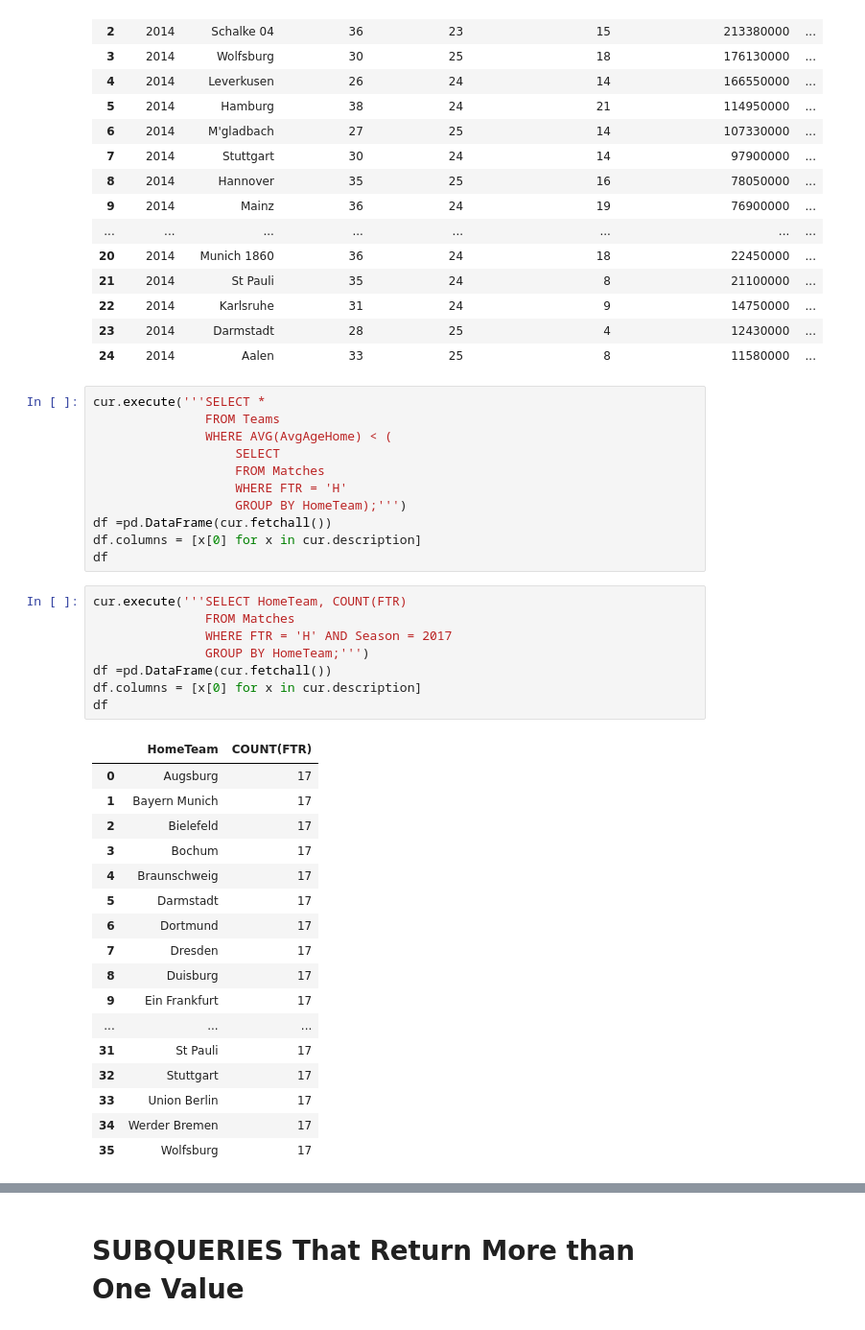
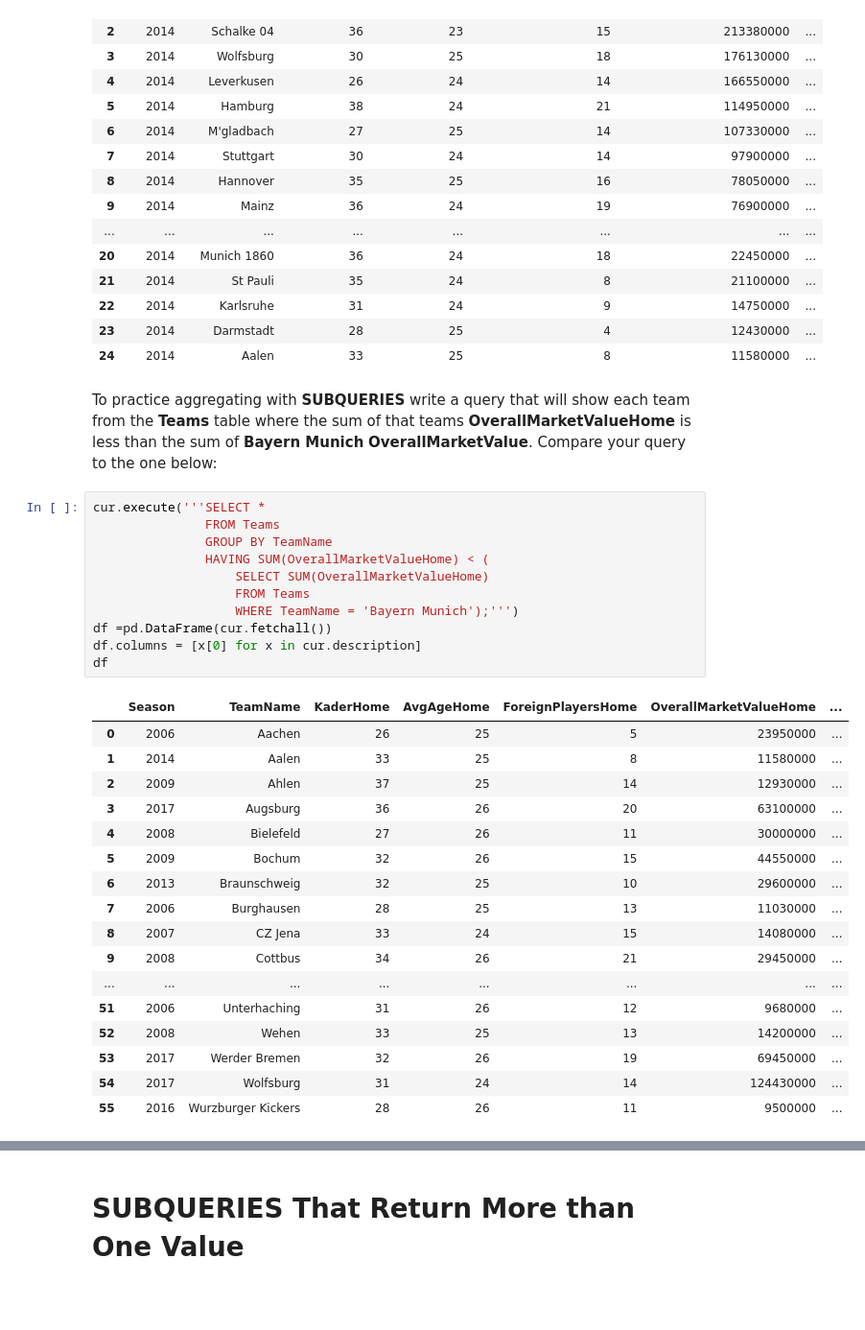
Before and after one commit to erikajane/Introduction_to_SQL_with_Python, a Jupyter notebook: Independent Subqueries.ipynb, the cells around one changed output, grey strips where cells are left out. Shown: that part at 96% size. Saved outputs shown, nothing was run; the diff lists cells and outputs as text; blank space fills up the shorter version.

```diff
--- a/Independent Subqueries.ipynb
+++ b/Independent Subqueries.ipynb
@@ -175,40 +175,34 @@ df
 | 22 | 2014 | Karlsruhe | 31 | 24 | 9 | 14750000 | ... |
 | 23 | 2014 | Darmstadt | 28 | 25 | 4 | 12430000 | ... |
 | 24 | 2014 | Aalen | 33 | 25 | 8 | 11580000 | ... |
+# %% [markdown]
+To practice aggregating with __SUBQUERIES__ write a query that will show each team from the __Teams__ table  where the sum of that teams __OverallMarketValueHome__ is less than the sum of __Bayern Munich__ __OverallMarketValue__. Compare your query to the one below:
 # %%
 cur.execute('''SELECT *
                FROM Teams
-               WHERE AVG(AvgAgeHome) < (
-                   SELECT
-                   FROM Matches
-                   WHERE FTR = 'H'
-                   GROUP BY HomeTeam);''')
+               GROUP BY TeamName
+               HAVING SUM(OverallMarketValueHome) < (
+                   SELECT SUM(OverallMarketValueHome)
+                   FROM Teams
+                   WHERE TeamName = 'Bayern Munich');''')
 df =pd.DataFrame(cur.fetchall())
 df.columns = [x[0] for x in cur.description]
 df
+# %% [output]
+|  | Season | TeamName | KaderHome | AvgAgeHome | ForeignPlayersHome | OverallMarketValueHome | ... |
+| 0 | 2006 | Aachen | 26 | 25 | 5 | 23950000 | ... |
+| 1 | 2014 | Aalen | 33 | 25 | 8 | 11580000 | ... |
+| 2 | 2009 | Ahlen | 37 | 25 | 14 | 12930000 | ... |
+| 3 | 2017 | Augsburg | 36 | 26 | 20 | 63100000 | ... |
+| 4 | 2008 | Bielefeld | 27 | 26 | 11 | 30000000 | ... |
+| 5 | 2009 | Bochum | 32 | 26 | 15 | 44550000 | ... |
+| 6 | 2013 | Braunschweig | 32 | 25 | 10 | 29600000 | ... |
+| 7 | 2006 | Burghausen | 28 | 25 | 13 | 11030000 | ... |
+| 8 | 2007 | CZ Jena | 33 | 24 | 15 | 14080000 | ... |
+| 9 | 2008 | Cottbus | 34 | 26 | 21 | 29450000 | ... |
+| ... | ... | ... | ... | ... | ... | ... | ... |
+| 51 | 2006 | Unterhaching | 31 | 26 | 12 | 9680000 | ... |
+| 52 | 2008 | Wehen | 33 | 25 | 13 | 14200000 | ... |
+| 53 | 2017 | Werder Bremen | 32 | 26 | 19 | 69450000 | ... |
+| 54 | 2017 | Wolfsburg | 31 | 24 | 14 | 124430000 | ... |
+| 55 | 2016 | Wurzburger Kickers | 28 | 26 | 11 | 9500000 | ... |
-# %%
-cur.execute('''SELECT HomeTeam, COUNT(FTR)
-               FROM Matches
-               WHERE FTR = 'H' AND Season = 2017
-               GROUP BY HomeTeam;''')
-df =pd.DataFrame(cur.fetchall())
-df.columns = [x[0] for x in cur.description]
-df
-# %% [output]
-|  | HomeTeam | COUNT(FTR) |
-| 0 | Augsburg | 17 |
-| 1 | Bayern Munich | 17 |
-| 2 | Bielefeld | 17 |
-| 3 | Bochum | 17 |
-| 4 | Braunschweig | 17 |
-| 5 | Darmstadt | 17 |
-| 6 | Dortmund | 17 |
-| 7 | Dresden | 17 |
-| 8 | Duisburg | 17 |
-| 9 | Ein Frankfurt | 17 |
-| ... | ... | ... |
-| 31 | St Pauli | 17 |
-| 32 | Stuttgart | 17 |
-| 33 | Union Berlin | 17 |
-| 34 | Werder Bremen | 17 |
-| 35 | Wolfsburg | 17 |
```
Also changed, not shown: parts of 4 cells of this notebook.
